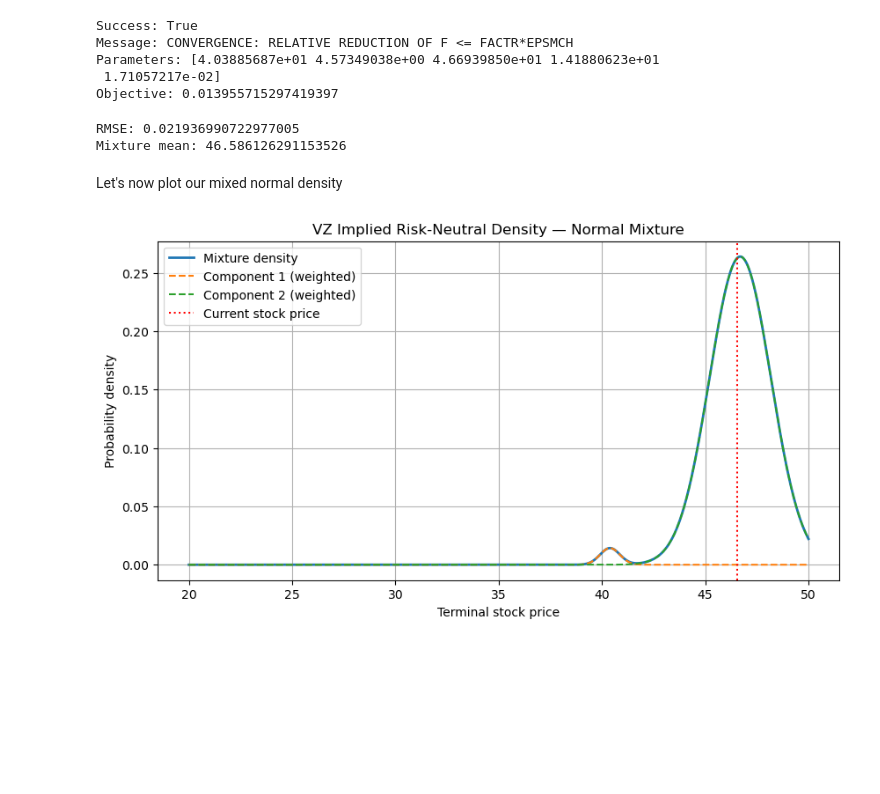
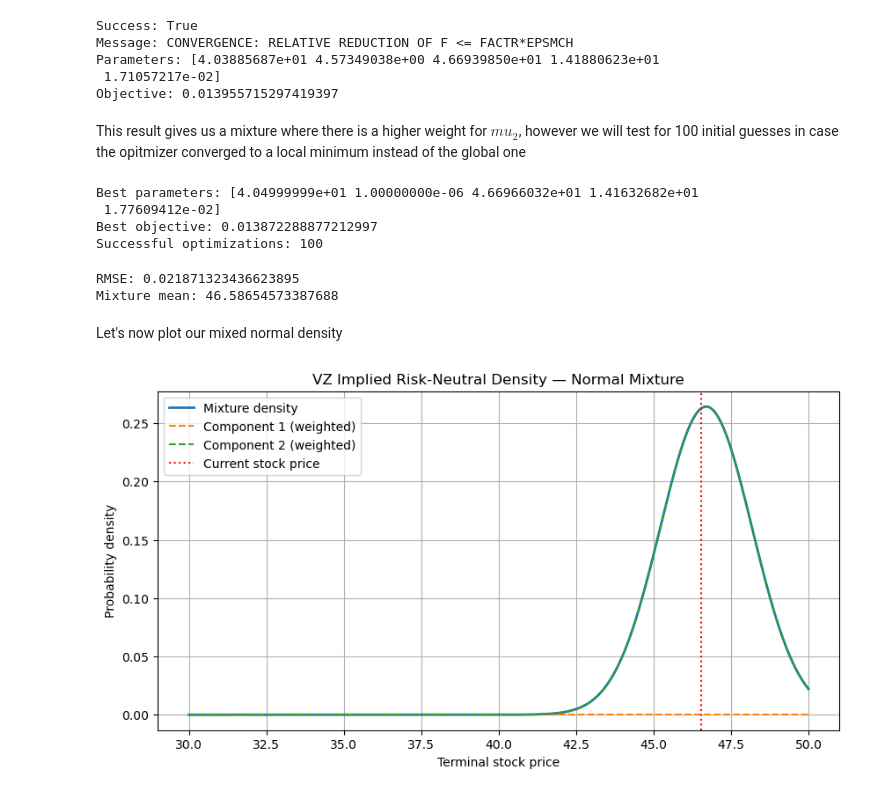
Before and after one commit to moctran/MiniProject5, a Jupyter notebook: VZ_Part3_NormalMixture.ipynb, the cells around one changed output. Saved outputs shown, nothing was run; the diff lists cells and outputs as text; code cells hidden in the pictures; blank space fills up the shorter version.

Commit message:
added Part4 (the mixture part, the lognomal is missing) Next steps: concatenate all the project of MOCTRAN is finished

```diff
--- a/VZ_Part3_NormalMixture.ipynb
+++ b/VZ_Part3_NormalMixture.ipynb
@@ -184,49 +186,85 @@ Message: CONVERGENCE: RELATIVE REDUCTION OF F <= FACTR*EPSMCH
 Parameters: [4.03885687e+01 4.57349038e+00 4.66939850e+01 1.41880623e+01
  1.71057217e-02]
 Objective: 0.013955715297419397
+# %% [markdown]
+This result gives us a mixture where there is a higher weight for $mu_2$, however we will test for 100 initial guesses in case the opitmizer converged to a local minimum instead of the global one
+# %%
+results = []
+
+rng = np.random.default_rng(123)
+
+for i in range(100):
+    theta0 = (
+        rng.uniform(S_0 - 2, S_0),
+        rng.uniform(0.3, 20),
+        rng.uniform(S_0, S_0 + 2),
+        rng.uniform(0.3, 20),
+        rng.uniform(0.1, 0.9)
+    )
+
+    result = minimize(
+        optim_fun,
+        theta0,
+        args=(K, C_obs, r, T),
+        method="L-BFGS-B",
+        bounds=bounds
+    )
+
+    if result.success:
+        results.append(result)
+
+best = min(results, key=lambda result: result.fun)
+
+print("Best parameters:", best.x)
+print("Best objective:", best.fun)
+print("Successful optimizations:", len(results))
+# %% [output]
+Best parameters: [4.04999999e+01 1.00000000e-06 4.66966032e+01 1.41632682e+01
+ 1.77609412e-02]
+Best objective: 0.013872288877212997
+Successful optimizations: 100
 # %%
-mu1, sigma1, mu2, sigma2, w = res.x
+mu1, sigma1, mu2, sigma2, w = best.x
 
-C_model = mix_call(K, res.x, r, T)
+C_model = mix_call(K, best.x, r, T)
 
 rmse = np.sqrt(np.mean((C_model - C_obs)**2))
 
 print("RMSE:", rmse)
 print("Mixture mean:", w*mu1 + (1-w)*mu2)
 # %% [output]
-RMSE: 0.021936990722977005
-Mixture mean: 46.586126291153526
+RMSE: 0.021871323436623895
+Mixture mean: 46.58654573387688
 # %% [markdown]
 Let's now plot our mixed normal density
 # %%
 from scipy.stats import norm
 import numpy as np
 import matplotlib.pyplot as plt
 
-mu1, sigma1, mu2, sigma2, w = res.x
 sigma_T1 = sigma1*np.sqrt(T)
 sigma_T2 = sigma2*np.sqrt(T)
 
-s = np.linspace(20, 50, 1000)
+s = np.linspace(30, 50, 1000)
 
 density1 = w * norm.pdf(s, mu1, sigma_T1)
 density2 = (1-w) * norm.pdf(s, mu2, sigma_T2)
 
 density_mix = density1 + density2
 
 plt.figure(figsize=(10, 5))
 
 plt.plot(s, density_mix, label="Mixture density", linewidth=2)
 plt.plot(s, density1, "--", label="Component 1 (weighted)")
 plt.plot(s, density2, "--", label="Component 2 (weighted)")
 
 plt.axvline(S_0, color="red", linestyle=":", label="Current stock price")
 
 plt.xlabel("Terminal stock price")
 plt.ylabel("Probability density")
 plt.title("VZ Implied Risk-Neutral Density — Normal Mixture")
 plt.legend()
 plt.grid(True)
 plt.show()
 # %% [output]
-[figure, old version]
+[figure, new version]
```
Also changed, not shown: parts of 6 cells of this notebook, 8 other files.
